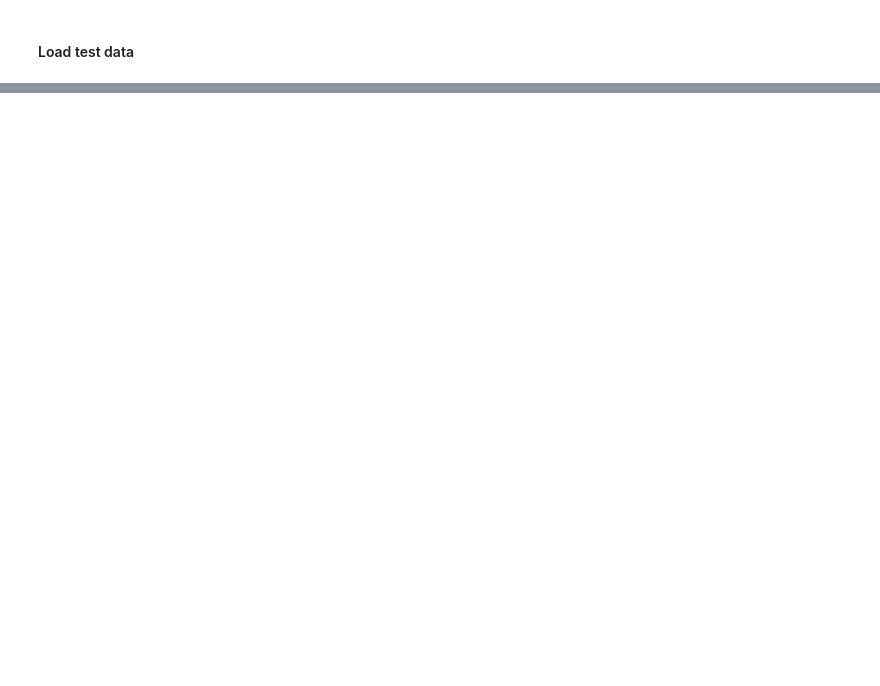
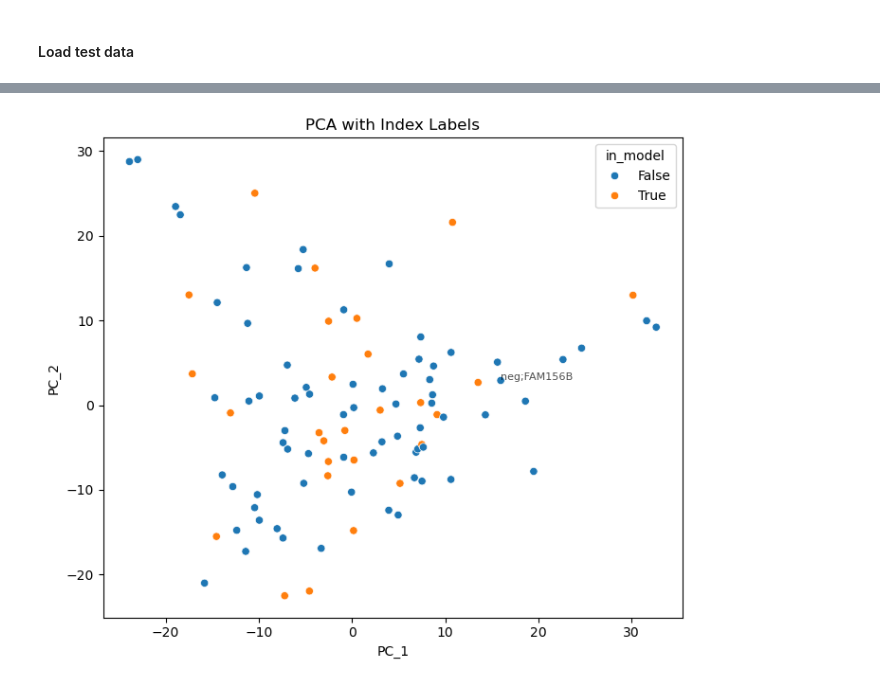
Before and after one commit to GoyalLab/ExPert, a Jupyter notebook: vae/notebooks/Predict.ipynb, the cells around one changed output, grey strips where cells are left out. Drawn from its saved outputs; the diff is of its cells as text; code cells hidden in the pictures; blank space fills up the shorter version.

```diff
--- a/vae/notebooks/Predict.ipynb
+++ b/vae/notebooks/Predict.ipynb
@@ -148,0 +103,2 @@ soft_predictions = model.predict(adata=test_ad, return_latent=False, soft=True)
+# %%
+test_ad.obs['cls_prediction'] = soft_predictions.columns[soft_predictions.values.argmax(axis=-1)]
@@ -177,0 +158,41 @@ shared_perturbations
+# %%
+# Check gene embedding for missing genes
+import seaborn as sns
+import matplotlib.pyplot as plt
+import numpy as np
+import matplotlib.pyplot as plt
+from sklearn.decomposition import PCA
+from sklearn.preprocessing import StandardScaler
+
+
+shared_mask = test_ad.uns['cls_embedding'].index.str.split(';').str[1].isin(shared_perturbations)
+X = test_ad.uns['cls_embedding'].copy()
+idx = test_ad.uns['cls_embedding'].index
+X = StandardScaler().fit_transform(X)
+# PCA
+pca = PCA(n_components=2)
+X_pca = pca.fit_transform(X)
+# %%
+pl_df = pd.DataFrame(X_pca, index=idx, columns=['PC_1', 'PC_2'])
+pl_df['in_model'] = False
+pl_df.loc[shared_mask,'in_model'] = True
+# %%
+# Plot pca of embedding space
+fig, ax = plt.subplots(figsize=(7, 6))
+sns.scatterplot(pl_df, x='PC_1', y='PC_2', hue='in_model', ax=ax)
+# Add index labels to each point
+ann_df = pl_df[pl_df.index.str.startswith('neg;FAM')]
+for i, row in ann_df.iterrows():
+    ax.text(
+        row['PC_1'] + 0.01,  # x position (add small offset to avoid overlap)
+        row['PC_2'] + 0.01,  # y position
+        str(i),              # the index of the row
+        fontsize=8,
+        alpha=0.7
+    )
+
+plt.title("PCA with Index Labels")
+plt.tight_layout()
+plt.show()
+# %% [output]
+[figure, added]
```
Also changed, not shown: parts of 29 cells of this notebook, 17 other files.
